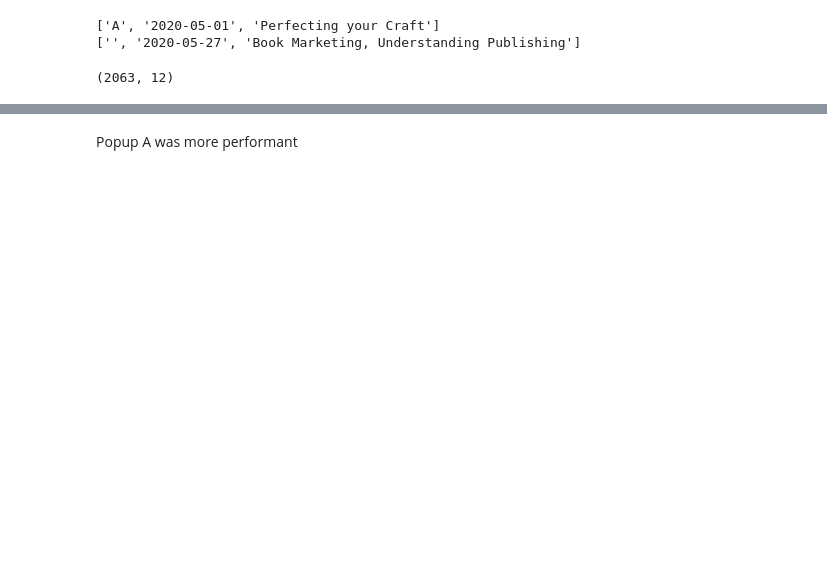
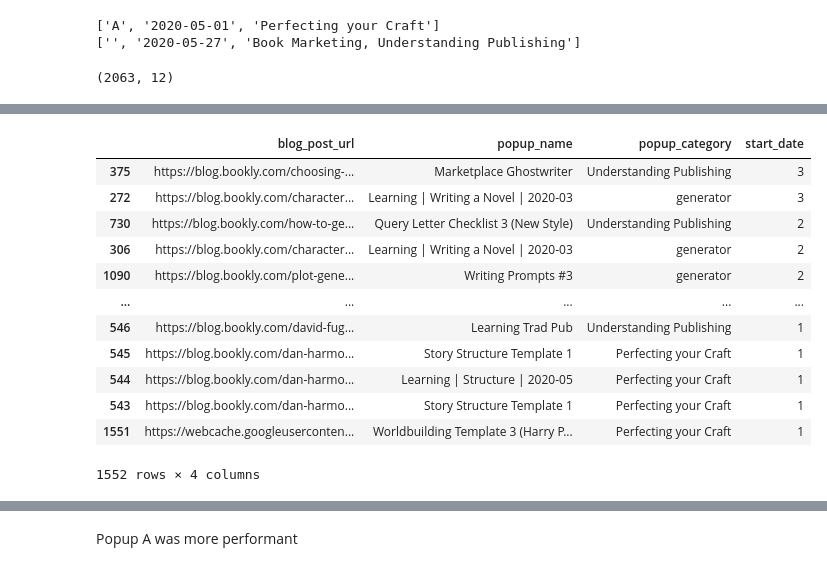
Before and after one commit to tomoswynroberts/reedsy-challenge-data, a Jupyter notebook: Reedsy Challenge TR.ipynb, the cells around one changed output, grey strips where cells are left out. Drawn from its saved outputs; the diff is of its cells as text; code cells hidden in the pictures; blank space fills up the shorter version.

```diff
--- a/Reedsy Challenge TR.ipynb
+++ b/Reedsy Challenge TR.ipynb
@@ -120,0 +258,19 @@ reedsy_df_1.shape
+# %%
+## count unqiue start dates
+reedsy_df.groupby(['blog_post_url', 'popup_name', 'popup_category'], as_index = False).agg({
+    'start_date':'nunique'}).\
+sort_values('start_date', ascending = False)
+# %% [output]
+|  | blog_post_url | popup_name | popup_category | start_date |
+| 375 | https://blog.bookly.com/choosing-... | Marketplace Ghostwriter | Understanding Publishing | 3 |
+| 272 | https://blog.bookly.com/character... | Learning | Writing a Novel | 2020-03 | generator | 3 |
+| 730 | https://blog.bookly.com/how-to-ge... | Query Letter Checklist 3 (New Style) | Understanding Publishing | 2 |
+| 306 | https://blog.bookly.com/character... | Learning | Writing a Novel | 2020-03 | generator | 2 |
+| 1090 | https://blog.bookly.com/plot-gene... | Writing Prompts #3 | generator | 2 |
+| ... | ... | ... | ... | ... |
+| 546 | https://blog.bookly.com/david-fug... | Learning Trad Pub | Understanding Publishing | 1 |
+| 545 | https://blog.bookly.com/dan-harmo... | Story Structure Template 1 | Perfecting your Craft | 1 |
+| 544 | https://blog.bookly.com/dan-harmo... | Learning | Structure | 2020-05 | Perfecting your Craft | 1 |
+| 543 | https://blog.bookly.com/dan-harmo... | Story Structure Template 1 | Perfecting your Craft | 1 |
+| 1551 | https://webcache.googleuserconten... | Worldbuilding Template 3 (Harry P... | Perfecting your Craft | 1 |
+1552 rows × 4 columns
```
Also changed, not shown: parts of 30 cells of this notebook.
